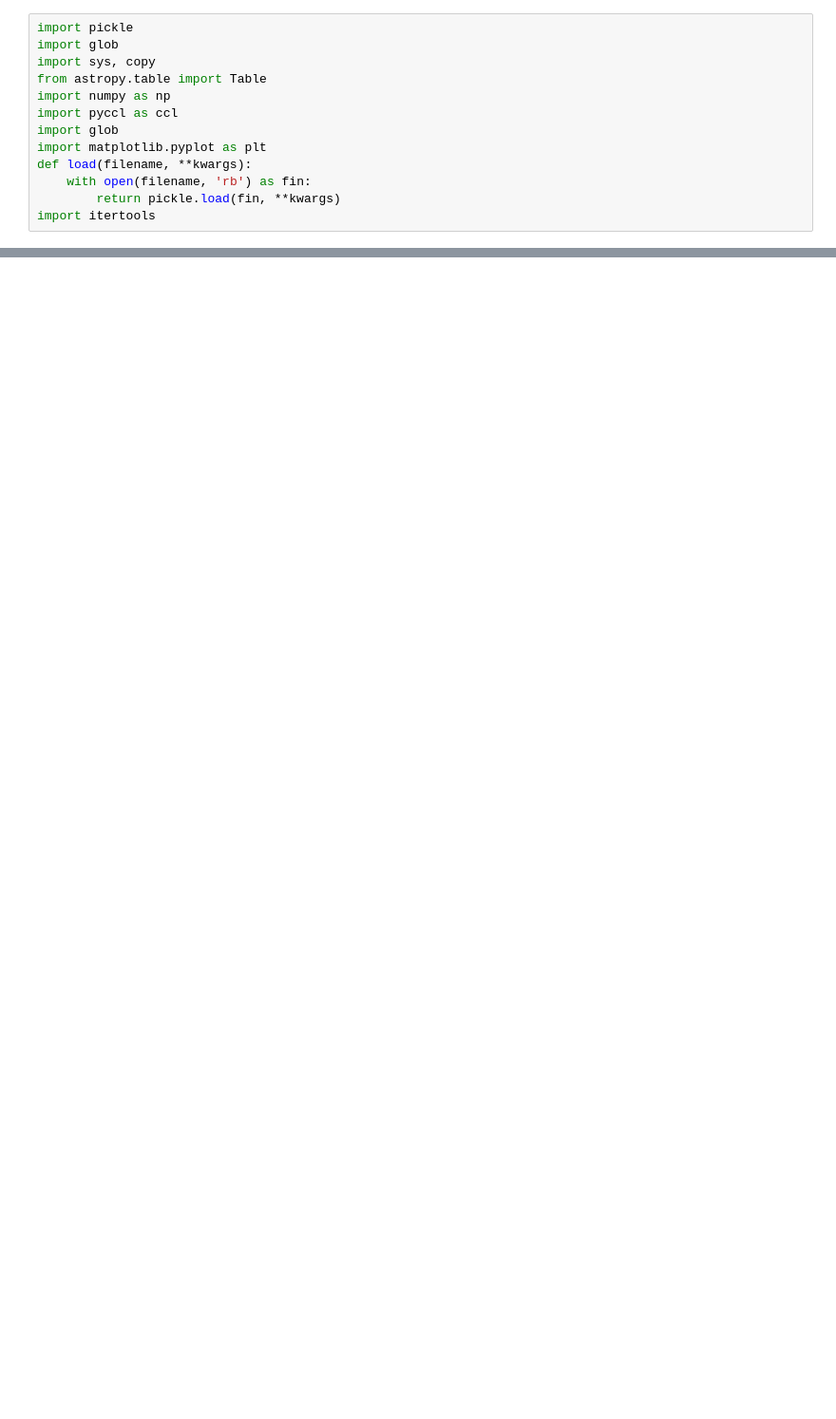
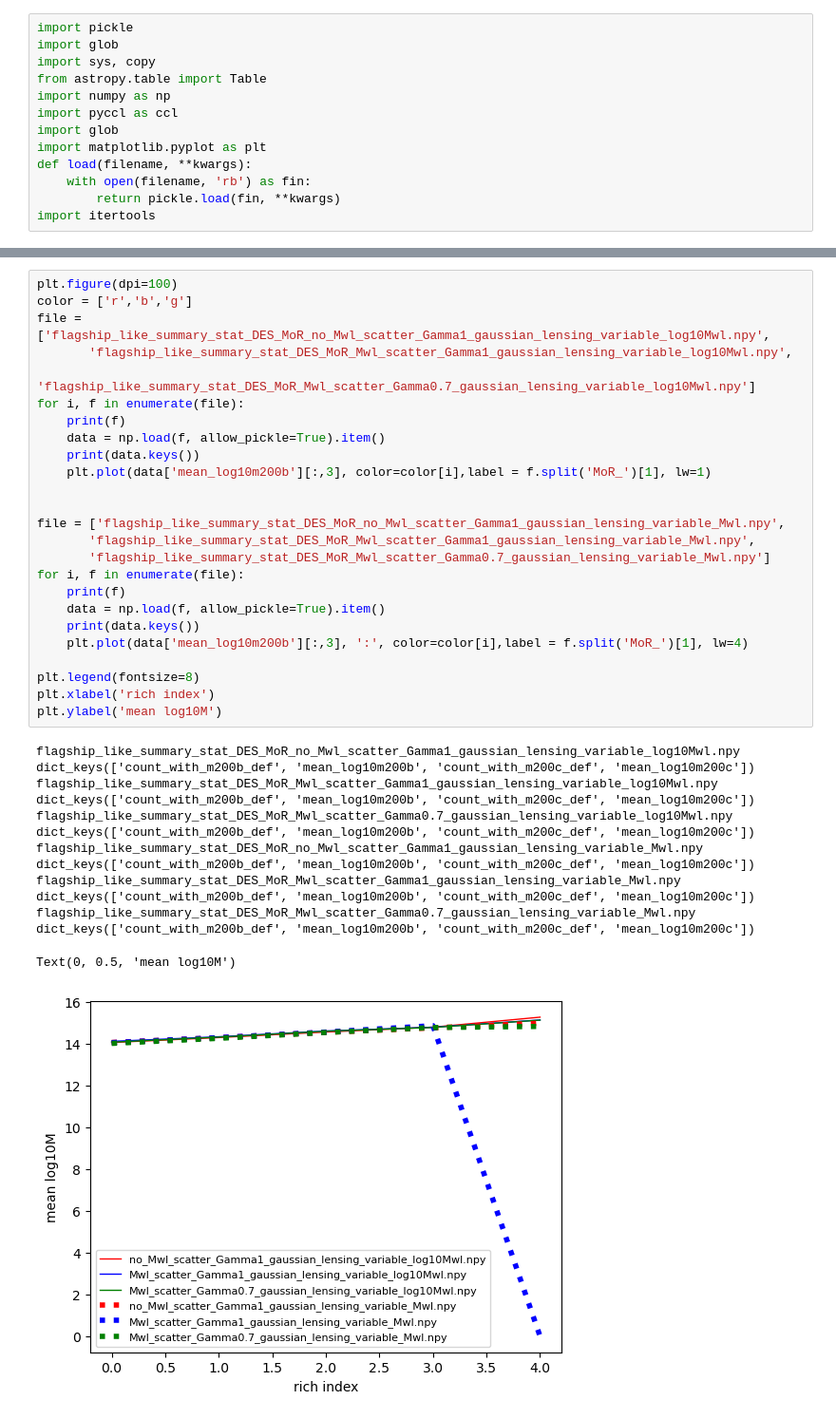
Before and after one commit to calumhrmurray/capish, a Jupyter notebook: euclid_flagship_simulations/see_flagship_summary_stats.ipynb, the cells around one changed output, grey strips where cells are left out. Shown at 95% size. Drawn from its saved outputs; the diff is of its cells as text; blank space fills up the shorter version.

```diff
--- a/euclid_flagship_simulations/see_flagship_summary_stats.ipynb
+++ b/euclid_flagship_simulations/see_flagship_summary_stats.ipynb
@@ -53,0 +54,40 @@ Text(0, 0.5, 'mean log10M')
+# %%
+plt.figure(dpi=100)
+color = ['r','b','g']
+file = ['flagship_like_summary_stat_DES_MoR_no_Mwl_scatter_Gamma1_gaussian_lensing_variable_log10Mwl.npy',
+       'flagship_like_summary_stat_DES_MoR_Mwl_scatter_Gamma1_gaussian_lensing_variable_log10Mwl.npy',
+       'flagship_like_summary_stat_DES_MoR_Mwl_scatter_Gamma0.7_gaussian_lensing_variable_log10Mwl.npy']
+for i, f in enumerate(file):
+    print(f)
+    data = np.load(f, allow_pickle=True).item()
+    print(data.keys())
+    plt.plot(data['mean_log10m200b'][:,3], color=color[i],label = f.split('MoR_')[1], lw=1)
+
+
+file = ['flagship_like_summary_stat_DES_MoR_no_Mwl_scatter_Gamma1_gaussian_lensing_variable_Mwl.npy',
+       'flagship_like_summary_stat_DES_MoR_Mwl_scatter_Gamma1_gaussian_lensing_variable_Mwl.npy',
+       'flagship_like_summary_stat_DES_MoR_Mwl_scatter_Gamma0.7_gaussian_lensing_variable_Mwl.npy']
+for i, f in enumerate(file):
+    print(f)
+    data = np.load(f, allow_pickle=True).item()
+    print(data.keys())
+    plt.plot(data['mean_log10m200b'][:,3], ':', color=color[i],label = f.split('MoR_')[1], lw=4)
+
+plt.legend(fontsize=8)
+plt.xlabel('rich index')
+plt.ylabel('mean log10M')
+# %% [output]
+flagship_like_summary_stat_DES_MoR_no_Mwl_scatter_Gamma1_gaussian_lensing_variable_log10Mwl.npy
+dict_keys(['count_with_m200b_def', 'mean_log10m200b', 'count_with_m200c_def', 'mean_log10m200c'])
+flagship_like_summary_stat_DES_MoR_Mwl_scatter_Gamma1_gaussian_lensing_variable_log10Mwl.npy
+dict_keys(['count_with_m200b_def', 'mean_log10m200b', 'count_with_m200c_def', 'mean_log10m200c'])
+flagship_like_summary_stat_DES_MoR_Mwl_scatter_Gamma0.7_gaussian_lensing_variable_log10Mwl.npy
+dict_keys(['count_with_m200b_def', 'mean_log10m200b', 'count_with_m200c_def', 'mean_log10m200c'])
+flagship_like_summary_stat_DES_MoR_no_Mwl_scatter_Gamma1_gaussian_lensing_variable_Mwl.npy
+dict_keys(['count_with_m200b_def', 'mean_log10m200b', 'count_with_m200c_def', 'mean_log10m200c'])
+flagship_like_summary_stat_DES_MoR_Mwl_scatter_Gamma1_gaussian_lensing_variable_Mwl.npy
+dict_keys(['count_with_m200b_def', 'mean_log10m200b', 'count_with_m200c_def', 'mean_log10m200c'])
+flagship_like_summary_stat_DES_MoR_Mwl_scatter_Gamma0.7_gaussian_lensing_variable_Mwl.npy
+dict_keys(['count_with_m200b_def', 'mean_log10m200b', 'count_with_m200c_def', 'mean_log10m200c'])
+Text(0, 0.5, 'mean log10M')
+[figure, added]
```
Also changed, not shown: parts of 2 cells of this notebook, 7 other files.
